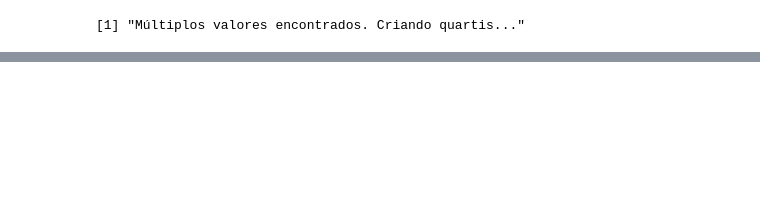
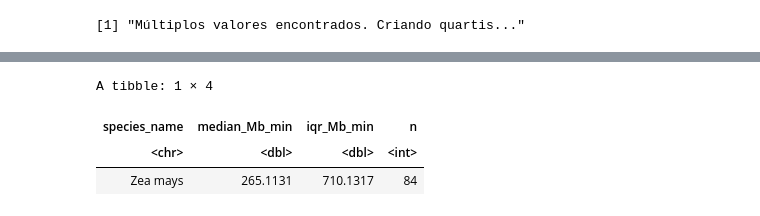
Before and after one commit to labbces/SpliceScape, a Jupyter notebook: performance_analysis/performance_analysis.ipynb, the cells around one changed output, grey strips where cells are left out. Cells and saved outputs as stored; diff of their text form; code cells hidden in the pictures; blank space fills up the shorter version.

```diff
--- a/performance_analysis/performance_analysis.ipynb
+++ b/performance_analysis/performance_analysis.ipynb
@@ -908,0 +919,30 @@ ggsave(
+# %%
+library(dplyr)
+
+# 1. Ajuste do Pipeline com coluna numérica
+results <- sra_metadata %>%
+  inner_join(trace_data_processed, by = c("sra_id" = "id")) %>%
+  # Filtro de sanidade: durações extremamente curtas distorcem a métrica de throughput
+  filter(duration_sec > 0.1) %>%
+  mutate(
+    duration_min = duration_sec / 60,
+    Mb_per_min = (number_of_bases / 1e6) / duration_min,
+    # Alternativa: Bases por segundo para maior precisão em processos rápidos
+    Bases_per_sec = number_of_bases / duration_sec
+  )
+
+# 2. Resumo por espécie com foco em dispersão
+stats_summary <- results %>%
+  group_by(species_name) %>%
+  summarise(
+    median_Mb_min = median(Mb_per_min, na.rm = TRUE),
+    iqr_Mb_min = IQR(Mb_per_min, na.rm = TRUE),
+    n = n()
+  )
+
+stats_summary
+# %% [output]
+A tibble: 1 × 4
+| species_name | median_Mb_min | iqr_Mb_min | n |
+| <chr> | <dbl> | <dbl> | <int> |
+| Zea mays | 265.1131 | 710.1317 | 84 |
```
Also changed, not shown: parts of 8 cells of this notebook.
